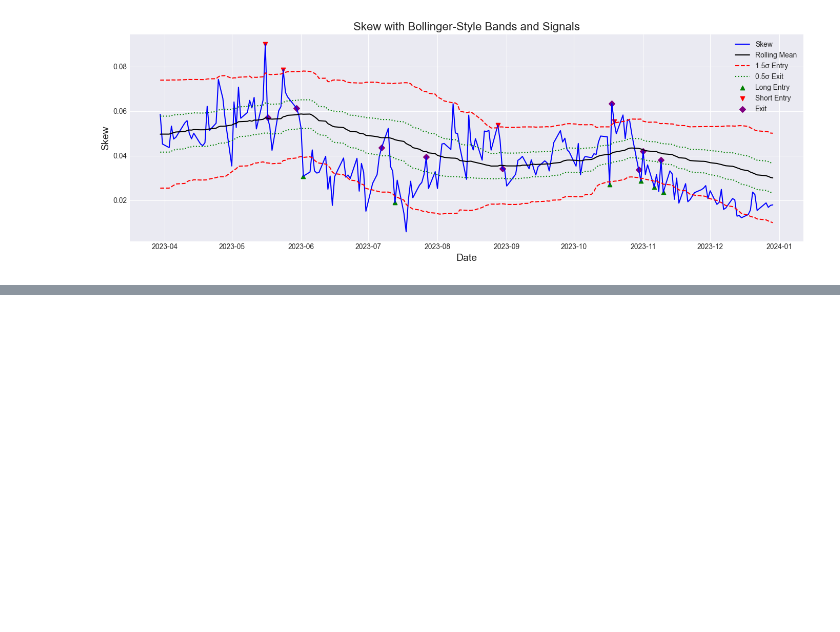
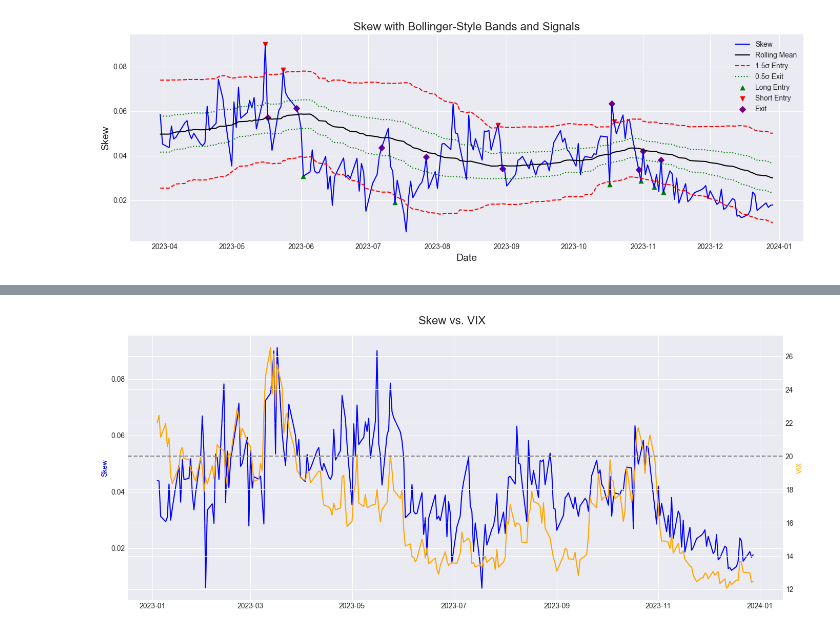
Before and after one commit to anthonymakarewicz/volatility-trading, a Jupyter notebook: skew_trading.ipynb, the cells around one changed output, grey strips where cells are left out. Saved outputs shown, nothing was run; the diff lists cells and outputs as text; code cells hidden in the pictures; blank space fills up the shorter version.

```diff
--- a/skew_trading.ipynb
+++ b/skew_trading.ipynb
@@ -670,0 +752,20 @@ Latter on we will build a realistic backtest and analyze the performanc eof the
+# %%
+fig, ax1 = plt.subplots(figsize=(14, 6))
+
+skew = synthetic_skew["skew_abs"]
+
+# Skew on left
+ax1.plot(skew.index, skew.values, color='blue', label='Skew')
+ax1.set_ylabel('Skew', color='blue')
+
+# VIX on right
+ax2 = ax1.twinx()
+ax2.plot(vix.index, vix.values, color='orange', label='VIX')
+ax2.axhline(20, color='gray', linestyle='--', label='VIX = 20')
+ax2.set_ylabel('VIX', color='orange')
+
+# Legends and titles
+fig.suptitle("Skew vs. VIX", fontsize=16)
+fig.tight_layout()
+# %% [output]
+[figure, added]
```
Also changed, not shown: parts of 14 cells of this notebook, 1 other file.
